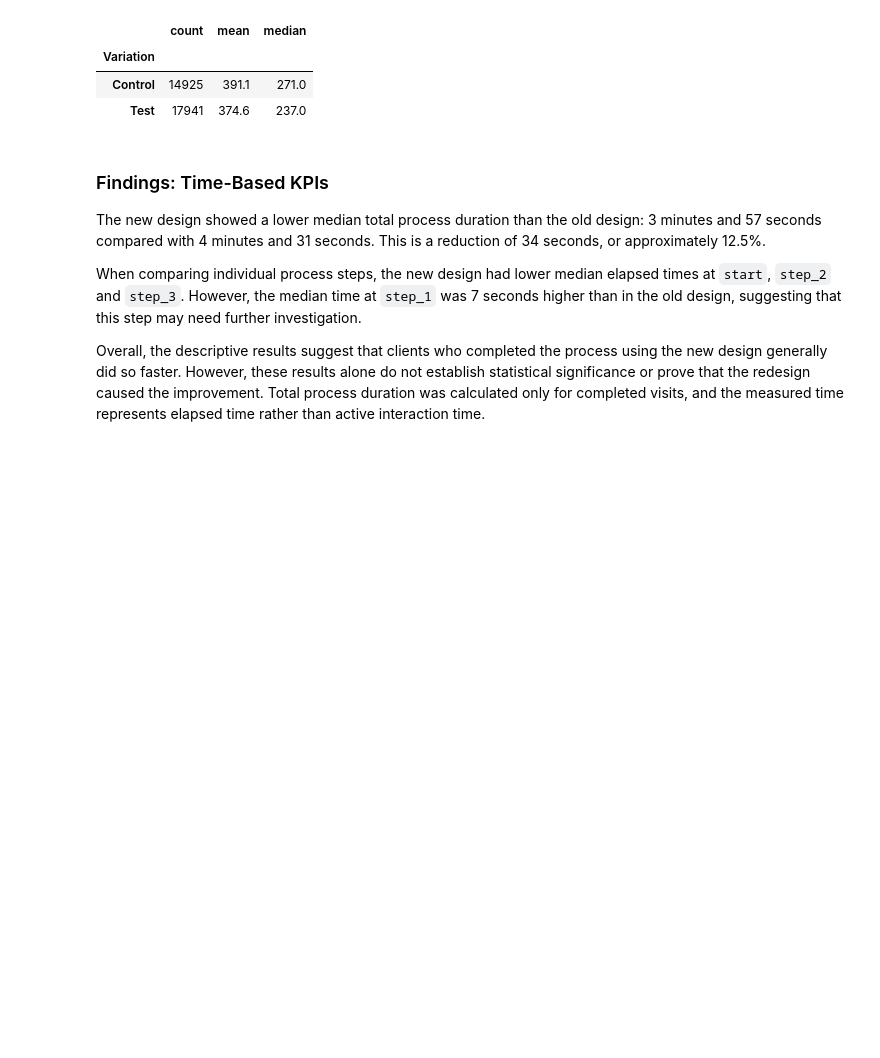
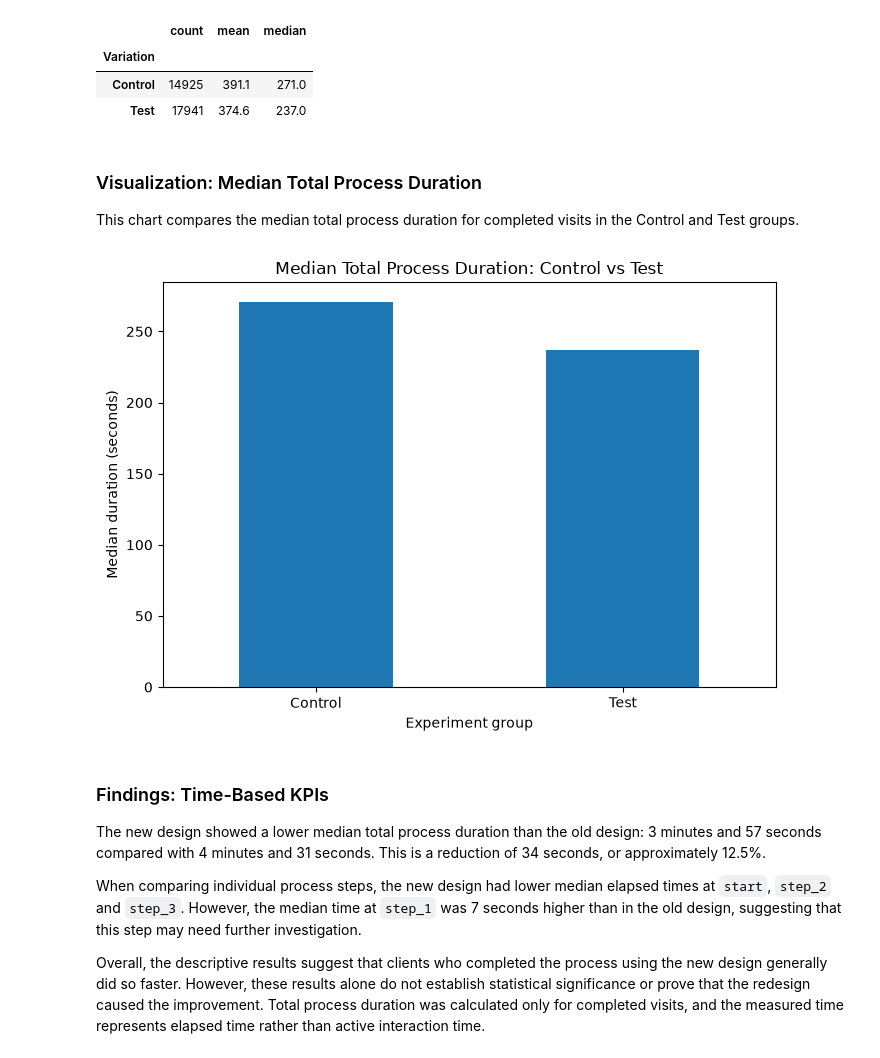
Before and after one commit to JovZiv/vanguard-ab-test-project2, a Jupyter notebook: vanguard-ab-test.ipynb, the cells around one changed output. Drawn from its saved outputs; the diff is of its cells as text; code cells hidden in the pictures; blank space fills up the shorter version.

```diff
--- a/vanguard-ab-test.ipynb
+++ b/vanguard-ab-test.ipynb
@@ -681,6 +695,25 @@ Name: count, dtype: int64
 | Variation |  |  |  |
 | Control | 14925 | 391.1 | 271.0 |
 | Test | 17941 | 374.6 | 237.0 |
+# %% [markdown]
+### Visualization: Median Total Process Duration
+
+This chart compares the median total process duration for completed visits in the Control and Test groups.
+# %%
+# Compare median total duration for completed visits
+duration_comparison["median"].plot(
+    kind="bar",
+    figsize=(7, 5),
+    ylabel="Median duration (seconds)",
+    xlabel="Experiment group",
+    title="Median Total Process Duration: Control vs Test",
+)
+
+# Display the chart with readable labels
+plt.xticks(rotation=0)
+plt.tight_layout()
+# %% [output]
+[figure, added]
 # %% [markdown]
 ### Findings: Time-Based KPIs
 
```
Also changed, not shown: parts of 23 cells of this notebook.
